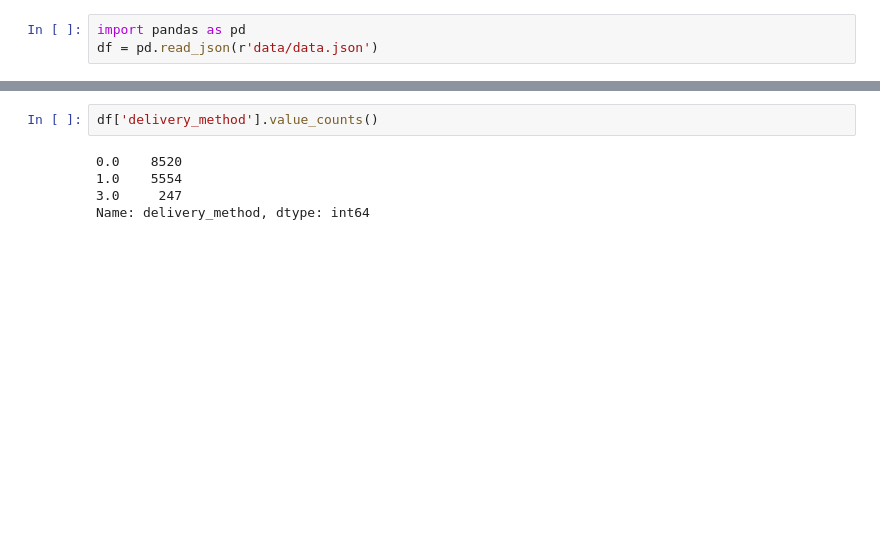
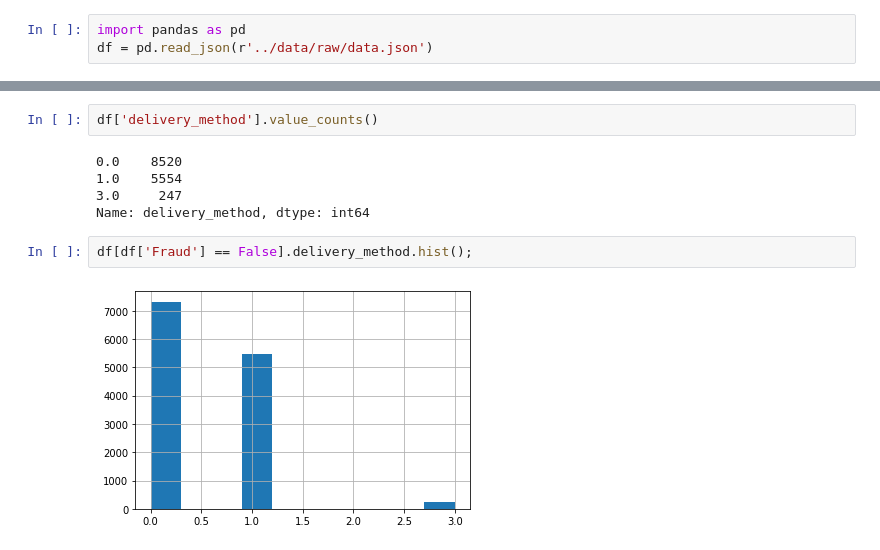
Before and after one commit to vanessapolliard/fraud-case-study, a Jupyter notebook: notebooks/tim_fraud_notebook.ipynb, the cells around one changed output, grey strips where cells are left out. Drawn from its saved outputs; the diff is of its cells as text; blank space fills up the shorter version.

```diff
--- a/notebooks/tim_fraud_notebook.ipynb
+++ b/notebooks/tim_fraud_notebook.ipynb
@@ -32,7 +31,7 @@ print(json.dumps(data[26], sort_keys=True, indent=4))
 }
 # %%
 import pandas as pd
-df = pd.read_json(r'data/data.json')
+df = pd.read_json(r'../data/raw/data.json')
 # %%
 df.head(1)
 # %% [output]
@@ -97,3 +98,7 @@ df['delivery_method'].value_counts()
 1.0    5554
 3.0     247
 Name: delivery_method, dtype: int64
+# %%
+df[df['Fraud'] == False].delivery_method.hist();
+# %% [output]
+[figure, added]
```
Also changed, not shown: parts of 5 cells of this notebook, 2 other files.
